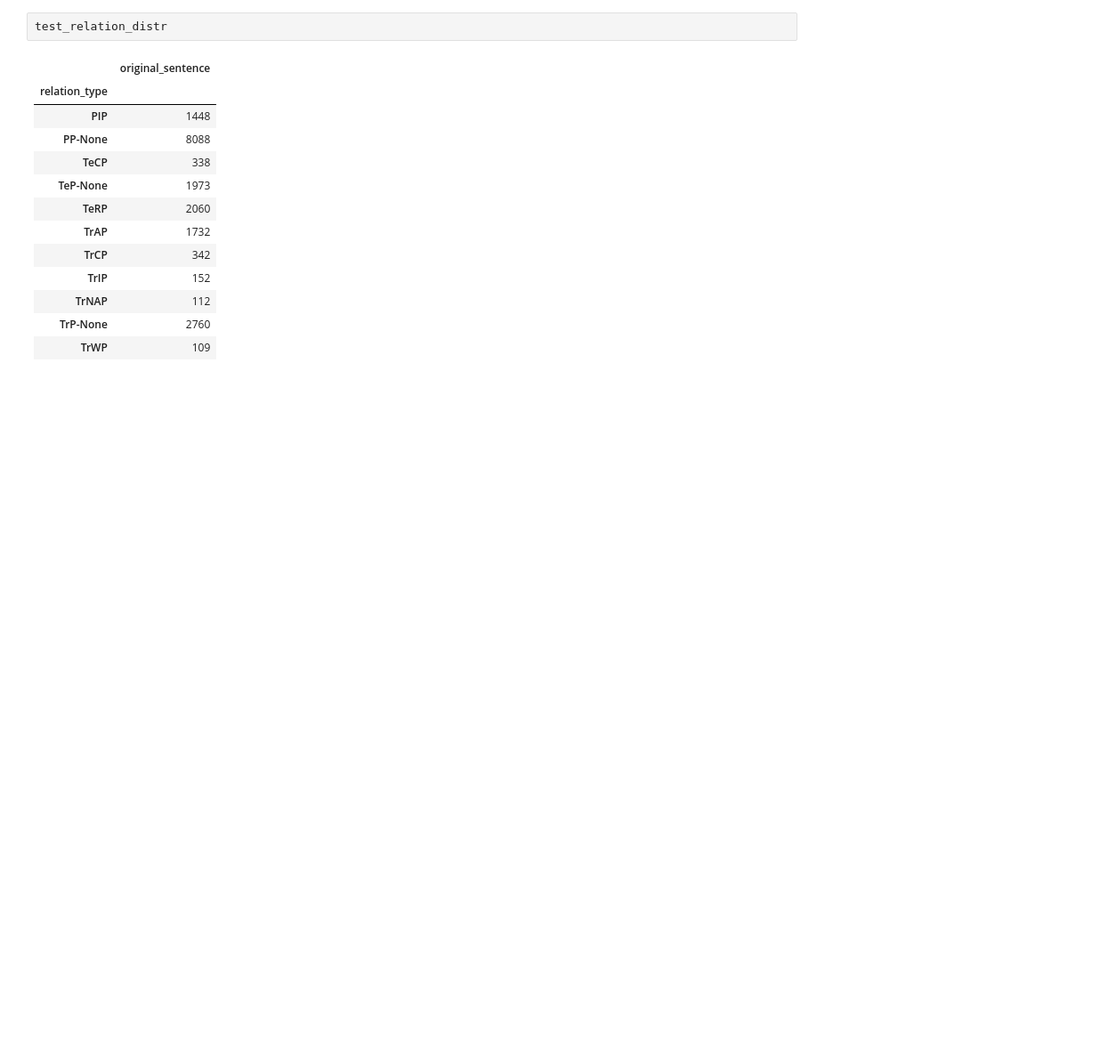
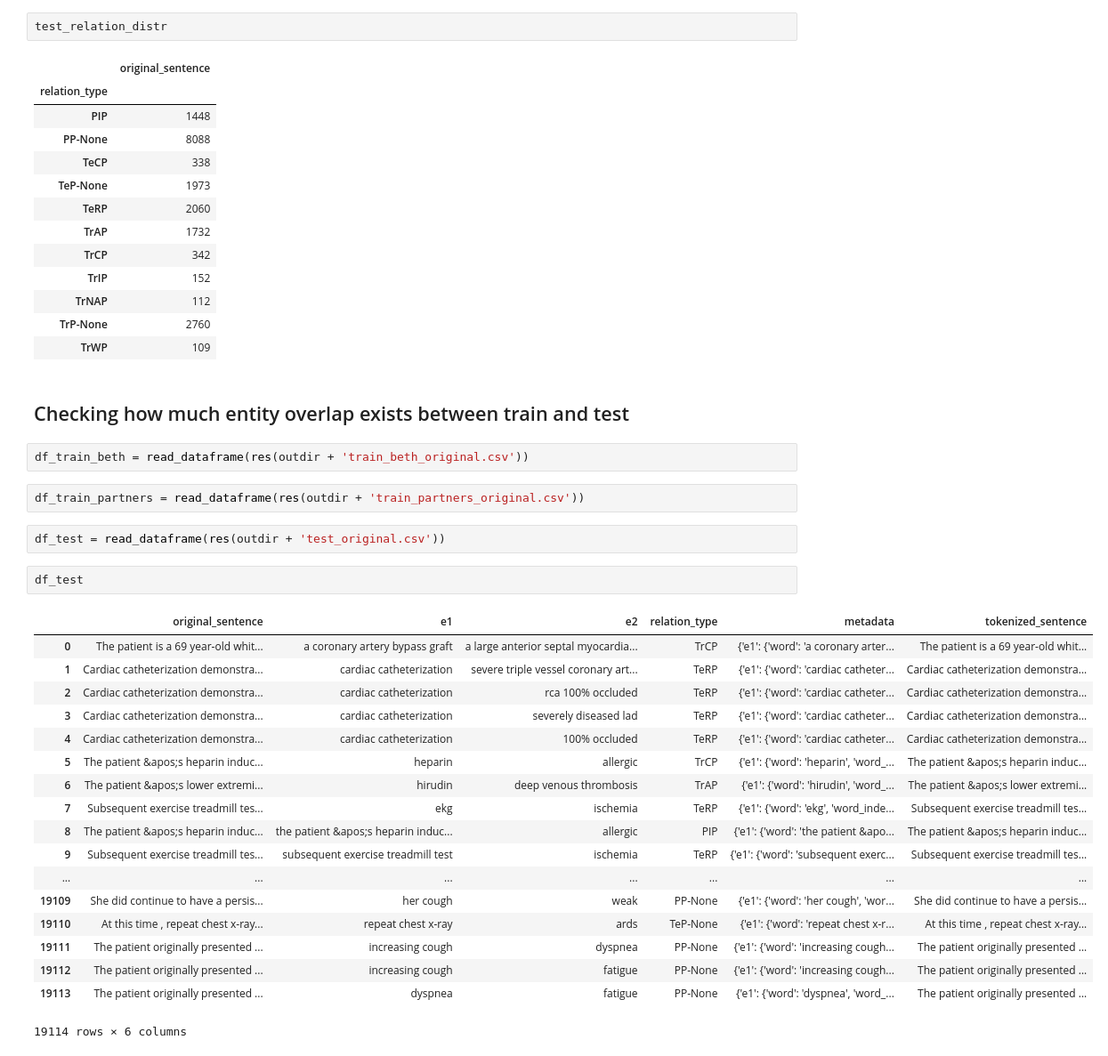
Before and after one commit to geetickachauhan/relation-extraction, a Jupyter notebook: notebooks/Data-Preprocessing/i2b2-preprocessing/i2b2-preprocessing-original.ipynb, the cells around one changed output. Shown at 89% size. Cells and saved outputs as stored; diff of their text form; blank space fills up the shorter version.

```diff
--- a/notebooks/Data-Preprocessing/i2b2-preprocessing/i2b2-preprocessing-original.ipynb
+++ b/notebooks/Data-Preprocessing/i2b2-preprocessing/i2b2-preprocessing-original.ipynb
@@ -260,3 +257,32 @@ test_relation_distr
 | TrNAP | 112 |
 | TrP-None | 2760 |
 | TrWP | 109 |
+# %% [markdown]
+## Checking how much entity overlap exists between train and test
+# %%
+df_train_beth = read_dataframe(res(outdir + 'train_beth_original.csv'))
+# %%
+df_train_partners = read_dataframe(res(outdir + 'train_partners_original.csv'))
+# %%
+df_test = read_dataframe(res(outdir + 'test_original.csv'))
+# %%
+df_test
+# %% [output]
+|  | original_sentence | e1 | e2 | relation_type | metadata | tokenized_sentence |
+| 0 | The patient is a 69 year-old whit... | a coronary artery bypass graft | a large anterior septal myocardia... | TrCP | {'e1': {'word': 'a coronary arter... | The patient is a 69 year-old whit... |
+| 1 | Cardiac catheterization demonstra... | cardiac catheterization | severe triple vessel coronary art... | TeRP | {'e1': {'word': 'cardiac catheter... | Cardiac catheterization demonstra... |
+| 2 | Cardiac catheterization demonstra... | cardiac catheterization | rca 100% occluded | TeRP | {'e1': {'word': 'cardiac catheter... | Cardiac catheterization demonstra... |
+| 3 | Cardiac catheterization demonstra... | cardiac catheterization | severely diseased lad | TeRP | {'e1': {'word': 'cardiac catheter... | Cardiac catheterization demonstra... |
+| 4 | Cardiac catheterization demonstra... | cardiac catheterization | 100% occluded | TeRP | {'e1': {'word': 'cardiac catheter... | Cardiac catheterization demonstra... |
+| 5 | The patient &apos;s heparin induc... | heparin | allergic | TrCP | {'e1': {'word': 'heparin', 'word_... | The patient &apos;s heparin induc... |
+| 6 | The patient &apos;s lower extremi... | hirudin | deep venous thrombosis | TrAP | {'e1': {'word': 'hirudin', 'word_... | The patient &apos;s lower extremi... |
+| 7 | Subsequent exercise treadmill tes... | ekg | ischemia | TeRP | {'e1': {'word': 'ekg', 'word_inde... | Subsequent exercise treadmill tes... |
+| 8 | The patient &apos;s heparin induc... | the patient &apos;s heparin induc... | allergic | PIP | {'e1': {'word': 'the patient &apo... | The patient &apos;s heparin induc... |
+| 9 | Subsequent exercise treadmill tes... | subsequent exercise treadmill test | ischemia | TeRP | {'e1': {'word': 'subsequent exerc... | Subsequent exercise treadmill tes... |
+| ... | ... | ... | ... | ... | ... | ... |
+| 19109 | She did continue to have a persis... | her cough | weak | PP-None | {'e1': {'word': 'her cough', 'wor... | She did continue to have a persis... |
+| 19110 | At this time , repeat chest x-ray... | repeat chest x-ray | ards | TeP-None | {'e1': {'word': 'repeat chest x-r... | At this time , repeat chest x-ray... |
+| 19111 | The patient originally presented ... | increasing cough | dyspnea | PP-None | {'e1': {'word': 'increasing cough... | The patient originally presented ... |
+| 19112 | The patient originally presented ... | increasing cough | fatigue | PP-None | {'e1': {'word': 'increasing cough... | The patient originally presented ... |
+| 19113 | The patient originally presented ... | dyspnea | fatigue | PP-None | {'e1': {'word': 'dyspnea', 'word_... | The patient originally presented ... |
+19114 rows × 6 columns
```
Also changed, not shown: parts of 2 cells of this notebook, 7 other files.
